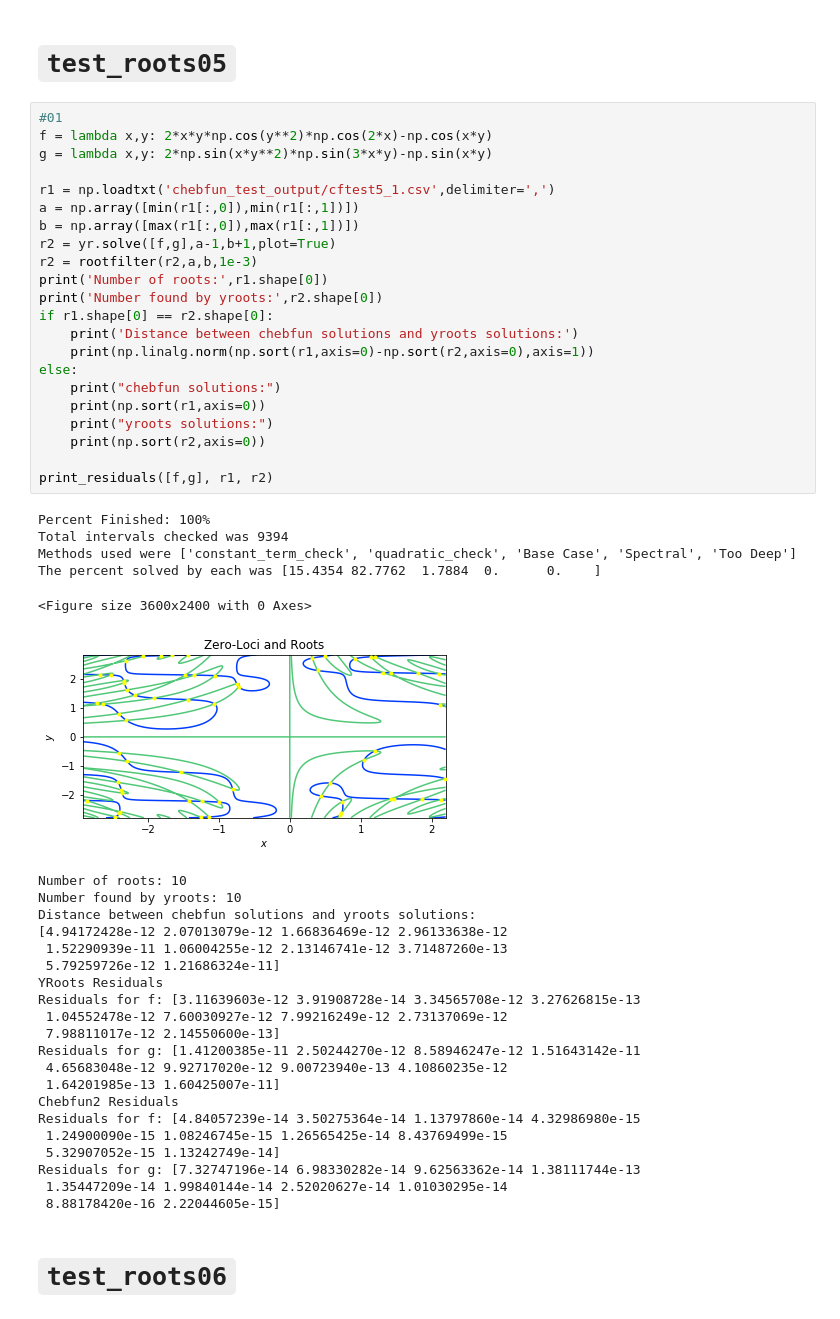
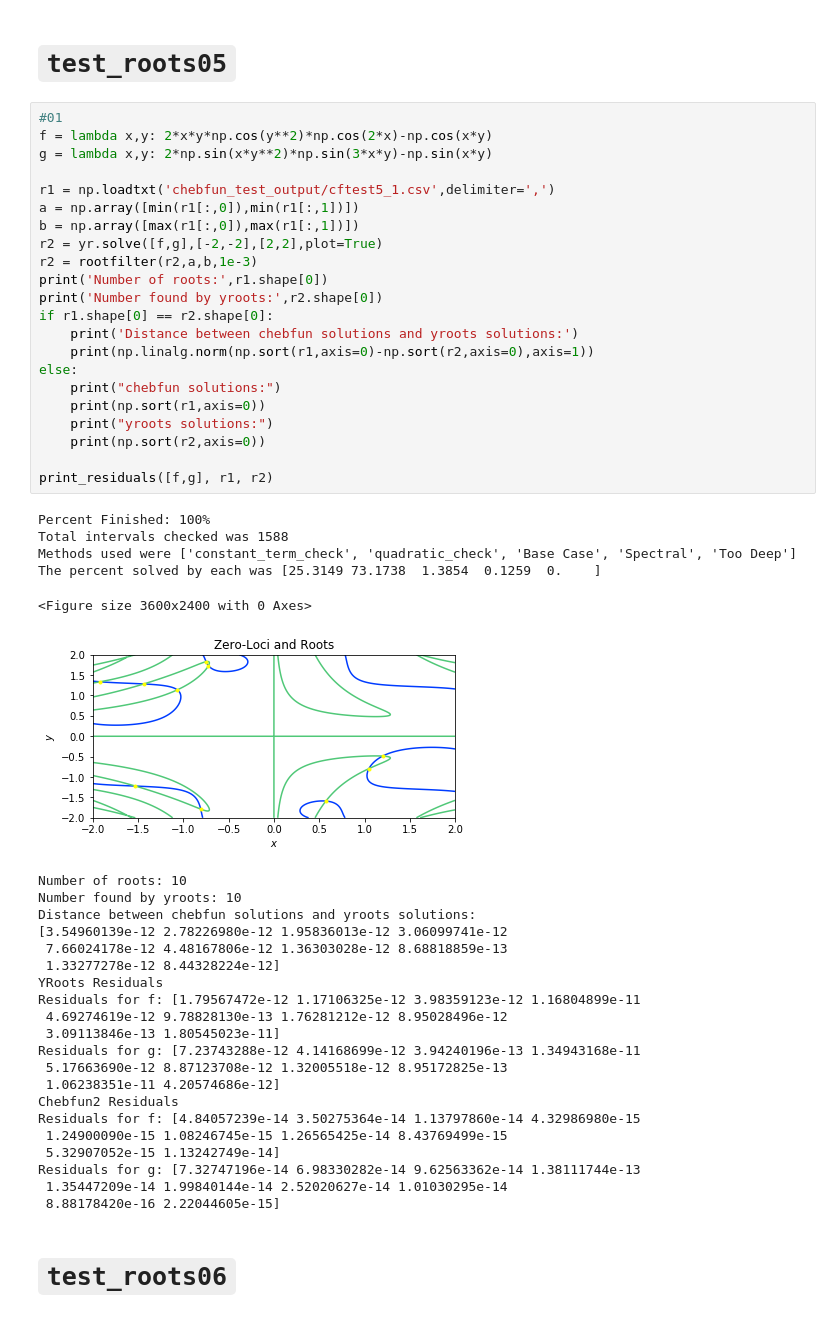
Before and after one commit to tylerjarvis/RootFinding, a Jupyter notebook: Chebfun Tests.ipynb, the cells around one changed output. Cells and saved outputs as stored; diff of their text form.

```diff
--- a/Chebfun Tests.ipynb
+++ b/Chebfun Tests.ipynb
@@ -511,45 +532,45 @@ KeyboardInterrupt:
 # %%
 #01
 f = lambda x,y: 2*x*y*np.cos(y**2)*np.cos(2*x)-np.cos(x*y)
 g = lambda x,y: 2*np.sin(x*y**2)*np.sin(3*x*y)-np.sin(x*y)
 
 r1 = np.loadtxt('chebfun_test_output/cftest5_1.csv',delimiter=',')
 a = np.array([min(r1[:,0]),min(r1[:,1])])
 b = np.array([max(r1[:,0]),max(r1[:,1])])
-r2 = yr.solve([f,g],a-1,b+1,plot=True)
+r2 = yr.solve([f,g],[-2,-2],[2,2],plot=True)
 r2 = rootfilter(r2,a,b,1e-3)
 print('Number of roots:',r1.shape[0])
 print('Number found by yroots:',r2.shape[0])
 if r1.shape[0] == r2.shape[0]:
     print('Distance between chebfun solutions and yroots solutions:')
     print(np.linalg.norm(np.sort(r1,axis=0)-np.sort(r2,axis=0),axis=1))
 else:
     print("chebfun solutions:")
     print(np.sort(r1,axis=0))
     print("yroots solutions:")
     print(np.sort(r2,axis=0))
 
 print_residuals([f,g], r1, r2)
 # %% [output]
 Percent Finished: 100%
-Total intervals checked was 9394
+Total intervals checked was 1588
 Methods used were ['constant_term_check', 'quadratic_check', 'Base Case', 'Spectral', 'Too Deep']
-The percent solved by each was [15.4354 82.7762  1.7884  0.      0.    ]
+The percent solved by each was [25.3149 73.1738  1.3854  0.1259  0.    ]
 <Figure size 3600x2400 with 0 Axes>
-[figure, old version]
+[figure, new version]
 Number of roots: 10
 Number found by yroots: 10
 Distance between chebfun solutions and yroots solutions:
-[4.94172428e-12 2.07013079e-12 1.66836469e-12 2.96133638e-12
- 1.52290939e-11 1.06004255e-12 2.13146741e-12 3.71487260e-13
- 5.79259726e-12 1.21686324e-11]
+[3.54960139e-12 2.78226980e-12 1.95836013e-12 3.06099741e-12
+ 7.66024178e-12 4.48167806e-12 1.36303028e-12 8.68818859e-13
+ 1.33277278e-12 8.44328224e-12]
 YRoots Residuals
-Residuals for f: [3.11639603e-12 3.91908728e-14 3.34565708e-12 3.27626815e-13
- 1.04552478e-12 7.60030927e-12 7.99216249e-12 2.73137069e-12
- 7.98811017e-12 2.14550600e-13]
-Residuals for g: [1.41200385e-11 2.50244270e-12 8.58946247e-12 1.51643142e-11
- 4.65683048e-12 9.92717020e-12 9.00723940e-13 4.10860235e-12
- 1.64201985e-13 1.60425007e-11]
+Residuals for f: [1.79567472e-12 1.17106325e-12 3.98359123e-12 1.16804899e-11
+ 4.69274619e-12 9.78828130e-13 1.76281212e-12 8.95028496e-12
+ 3.09113846e-13 1.80545023e-11]
+Residuals for g: [7.23743288e-12 4.14168699e-12 3.94240196e-13 1.34943168e-11
+ 5.17663690e-12 8.87123708e-12 1.32005518e-12 8.95172825e-13
+ 1.06238351e-11 4.20574686e-12]
 Chebfun2 Residuals
 Residuals for f: [4.84057239e-14 3.50275364e-14 1.13797860e-14 4.32986980e-15
  1.24900090e-15 1.08246745e-15 1.26565425e-14 8.43769499e-15
```
Also changed, not shown: parts of 18 cells of this notebook, 2 other files.
